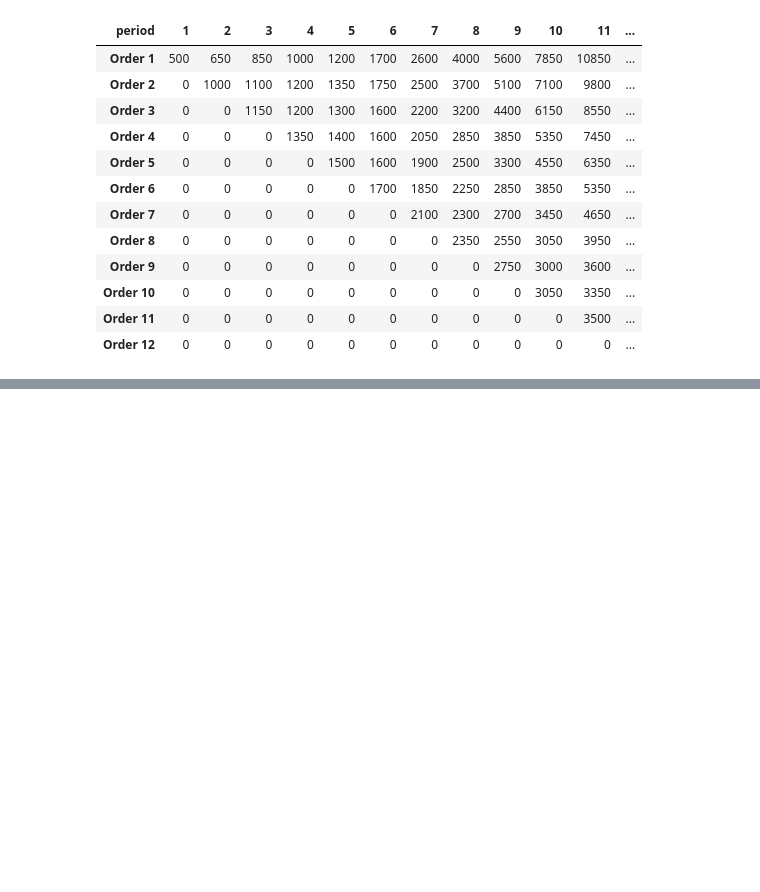
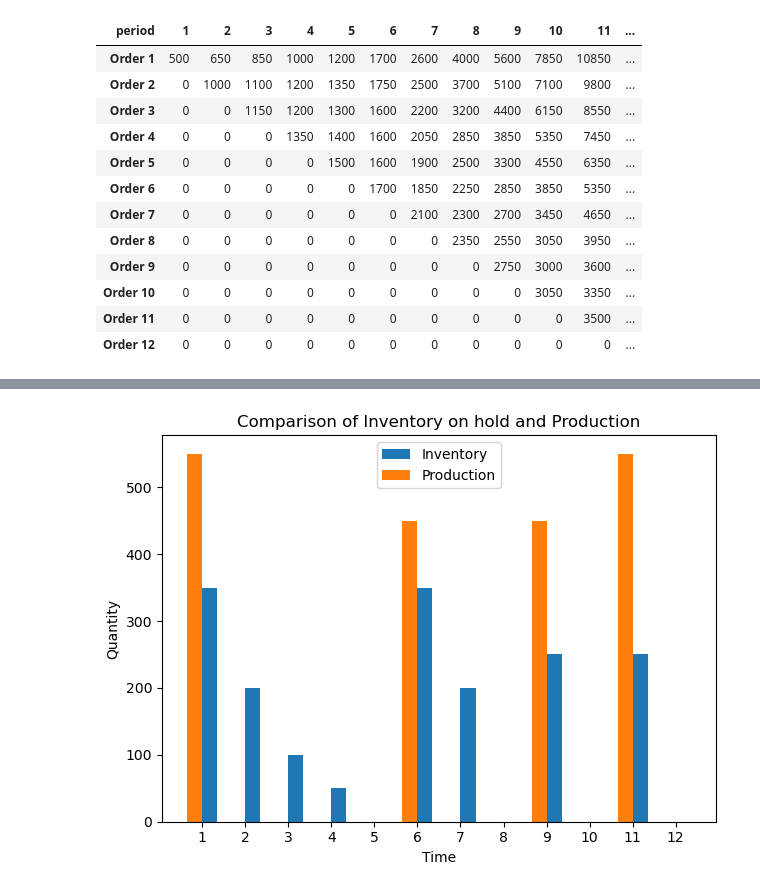
Before and after one commit to JednaKuna/planiranje_proizvodnje, a Jupyter notebook: izracun.ipynb, the cells around one changed output, grey strips where cells are left out. Cells and saved outputs as stored; diff of their text form; code cells hidden in the pictures; blank space fills up the shorter version.

```diff
--- a/izracun.ipynb
+++ b/izracun.ipynb
@@ -441,0 +157,5 @@ plt.show()
+# %%
+# Graf koji prikazuje zalihe i proizvedene količine
+data_viz.inventory_and_production(results_final)
+# %% [output]
+[figure, added]
```
Also changed, not shown: parts of 25 cells of this notebook, 3 other files.
